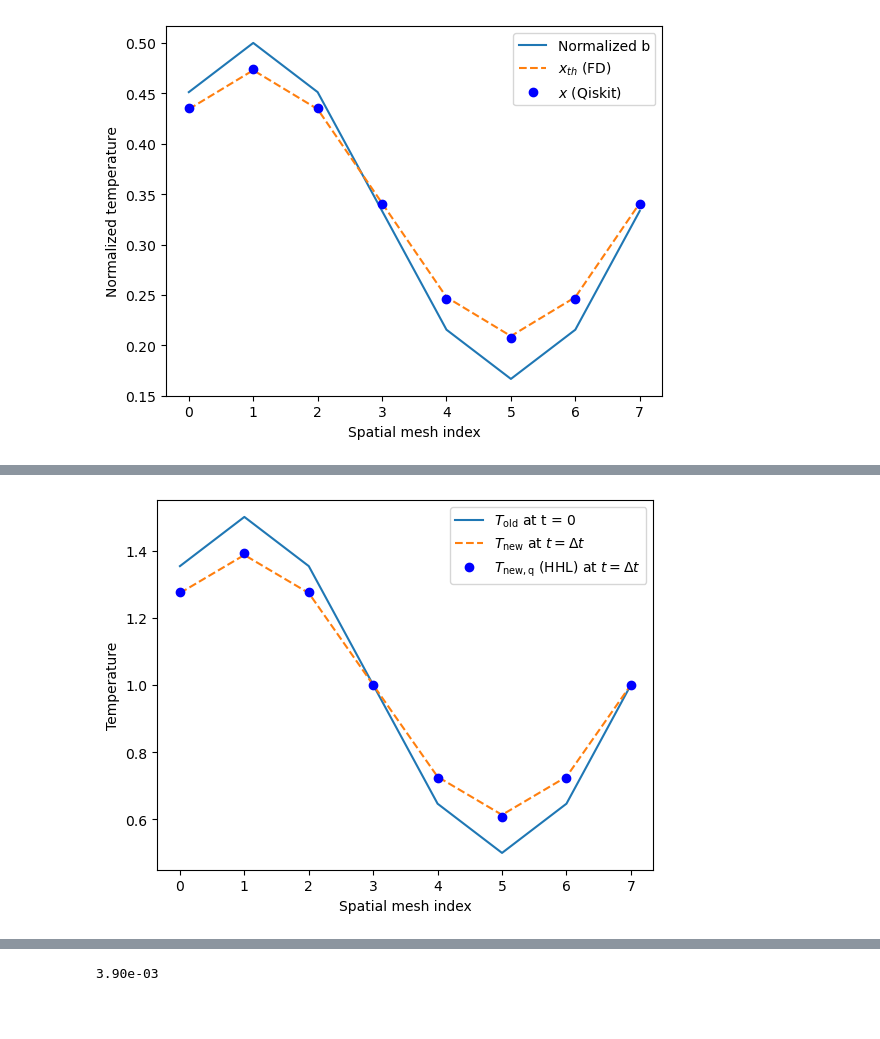
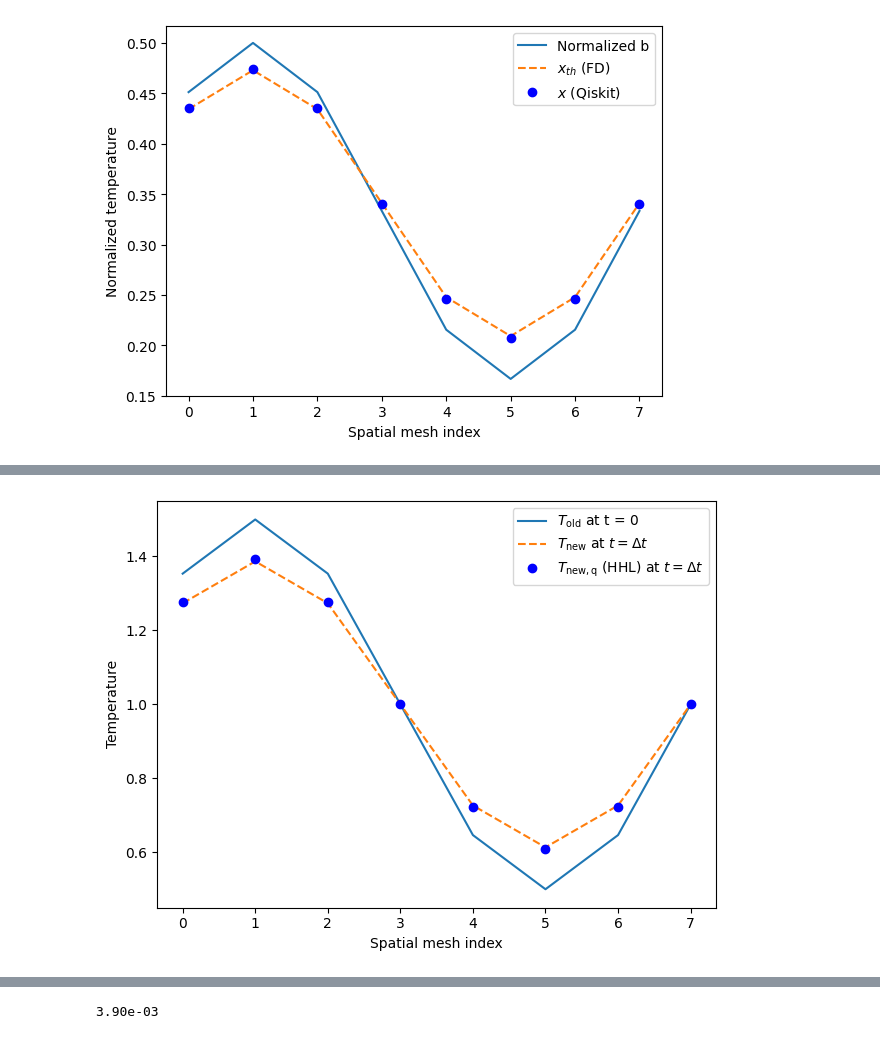
Before and after one commit to SMaLL-PoliTo/QuantumThermal, a Jupyter notebook: HHL/HHL_qiskit_run3q_clock5q_ancilla1q.ipynb, the cells around one changed output, grey strips where cells are left out. Drawn from its saved outputs; the diff is of its cells as text; code cells hidden in the pictures; blank space fills up the shorter version.

```diff
--- a/HHL/HHL_qiskit_run3q_clock5q_ancilla1q.ipynb
+++ b/HHL/HHL_qiskit_run3q_clock5q_ancilla1q.ipynb
@@ -851,13 +870,17 @@ clock_dist_theory2 = {k: 0 for k in clock_dist}
 for j in range(N):
     eigen_j_approx = nearest_idx[j]
     key_j = format(eigen_j_approx, f"0{n_clock}b")
-    clock_dist_theory2[key_j] += np.sum(np.abs(b_Gamma[j])**2)  # spectral weight |b_j^Gamma|^2
+    clock_dist_theory2[key_j] += np.sum(
+        np.abs(b_Gamma[j]) ** 2
+    )  # spectral weight |b_j^Gamma|^2
 
 print("Second theoretical clock model:")
 print_clock_distribution(clock_dist_theory2)
 
 print("\nSanity check:")
-print(f"Total probability in the second theoretical clock model = {sum(clock_dist_theory2.values()):.6f}")
+print(
+    f"Total probability in the second theoretical clock model = {sum(clock_dist_theory2.values()):.6f}"
+)
 # %% [output]
 Second theoretical clock model:
 Clock state  |  Marginal probability
@@ -960,7 +996,9 @@ It is often easier to inspect the QPE output in matrix form, with:
 
 This representation is useful because it separates the role of the **input register** from that of the **clock register**, and it will also be reused in the consistency checks below.
 # %%
-def probs_matrix_from_dict(ideal_distribution, n, n_clock, n_ancilla=1, assume_probs=True):
+def probs_matrix_from_dict(
+    ideal_distribution, n, n_clock, n_ancilla=1, assume_probs=True
+):
     """
     Reorganize the full QPE output into a matrix P[j, k].
 
@@ -986,15 +1024,17 @@ def probs_matrix_from_dict(ideal_distribution, n, n_clock, n_ancilla=1, assume_p
 
         expected_len = n + n_clock + n_ancilla
         if len(b) != expected_len:
-            raise ValueError(f"Bitstring {b} ha lunghezza {len(b)}, ma mi aspetto {expected_len}.")
+            raise ValueError(
+                f"Bitstring {b} ha lunghezza {len(b)}, ma mi aspetto {expected_len}."
+            )
 
         # Split the full bitstring into input, clock, and ancilla substrings
         input_bits = b[:n]
-        clock_bits = b[n:n + n_clock]
-        ancilla_bits = b[n + n_clock:]
+        clock_bits = b[n : n + n_clock]
+        ancilla_bits = b[n + n_clock :]
 
         # Consider only the ancilla = 0...0 sector
-        if ancilla_bits != '0' * n_ancilla:
+        if ancilla_bits != "0" * n_ancilla:
             continue
 
         # Convert the input and clock substrings into decimal indices
@@ -1002,7 +1042,7 @@ def probs_matrix_from_dict(ideal_distribution, n, n_clock, n_ancilla=1, assume_p
         k_dec = int(clock_bits, 2)
 
         # Use the supplied probability directly, or convert an amplitude into probability
-        p = float(value) if assume_probs else float(np.abs(value)**2)
+        p = float(value) if assume_probs else float(np.abs(value) ** 2)
 
         # Sum over ancilla states by accumulating into the same (j, k) entry
         P[j_dec, k_dec] += p
@@ -1155,19 +1196,20 @@ for j in range(N):
         # Finite-resolution contribution of eigencomponent j to clock state k
         m = eigenvalues[j] * (Nc - 1) - k
         result = np.sin(np.pi * m) / (Nc * np.sin(np.pi * m / Nc))
-        prob = (np.abs(result))**2
+        prob = (np.abs(result)) ** 2
         y.append(prob)
 
     print(f"j = {j}, total probability = {sum(y)}")
 
     # Shift the bars associated with j so that they appear side by side
-    plt.bar(x + j * width, y, width=width, label=f'j = {j}')
+    plt.bar(x + j * width, y, width=width, label=f'j = {f"{j:03b}"}')
 
 plt.xticks(x + width * (N - 1) / 2, labels, rotation=90)
-plt.xlabel("Clock state")
-plt.ylabel("Probability")
+# plt.xlabel("Clock state")
+plt.ylabel(r"Weight matrix $w_{jk}$")
 plt.legend()
 plt.tight_layout()
+plt.savefig("../figures/hhl_weight_matrix.svg", dpi=300)
 plt.show()
 # %% [output]
 j = 0, total probability = 1.0000000000000002
@@ -1523,13 +1570,15 @@ print(g)
 # %%
-plt.plot(T_old, label=r'$T_\mathrm{old}$ at t = 0')
-plt.plot(T_new, label=r'$T_\mathrm{new}$ at $t = \Delta t$', linestyle='dashed')
-plt.plot(T_new_q, 'bo', label=r'$T_\mathrm{new,q}$ (HHL) at $t = \Delta t$')
+plt.plot(T_old, label=r"$T_\mathrm{old}$ at t = 0")
+plt.plot(T_new, label=r"$T_\mathrm{new}$ at $t = \Delta t$", linestyle="dashed")
+plt.plot(T_new_q, "bo", label=r"$T_\mathrm{new,q}$ (HHL) at $t = \Delta t$")
 plt.legend()
-plt.xlabel('Spatial mesh index')
-plt.ylabel('Temperature')
+plt.xlabel("Spatial mesh index")
+plt.ylabel("Temperature")
+plt.tight_layout()
+plt.savefig("../figures/hhl_final_solution_comparison.svg", dpi=300)
 plt.show()
 # %% [output]
-[figure, old version]
+[figure, new version]
 # %%
 # Relative reconstruction error with respect to the classical reference
 result = np.sum(np.abs(T_new_q - T_new) / (N * T_new))
```
Also changed, not shown: parts of 59 cells of this notebook, 6 other files.
